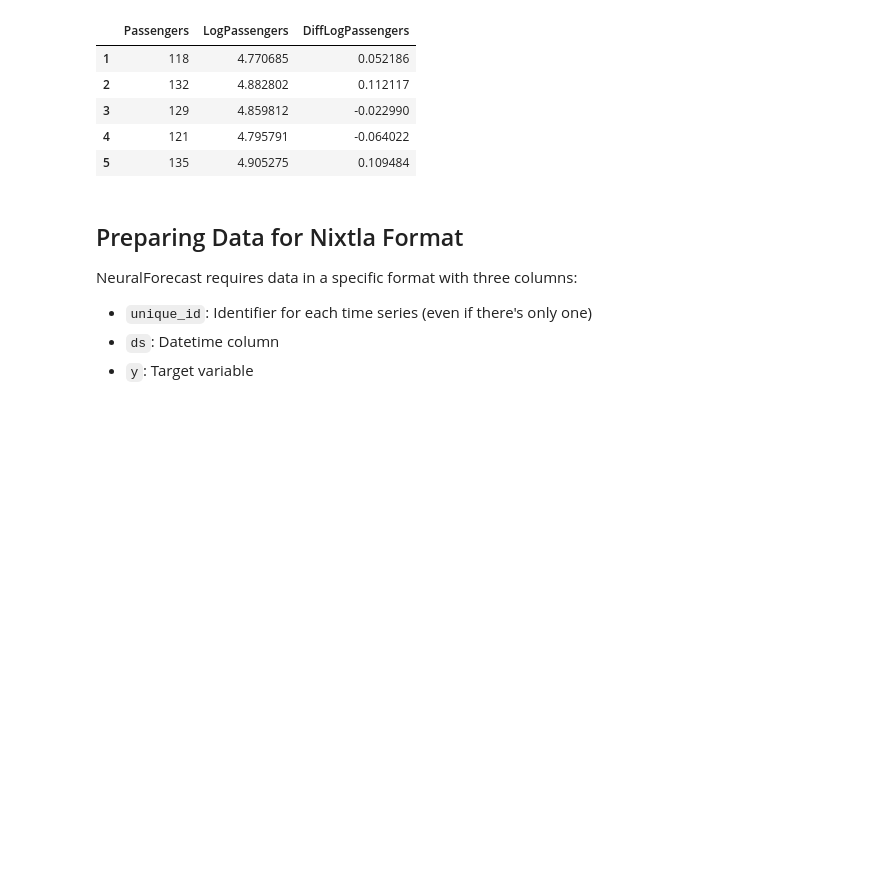
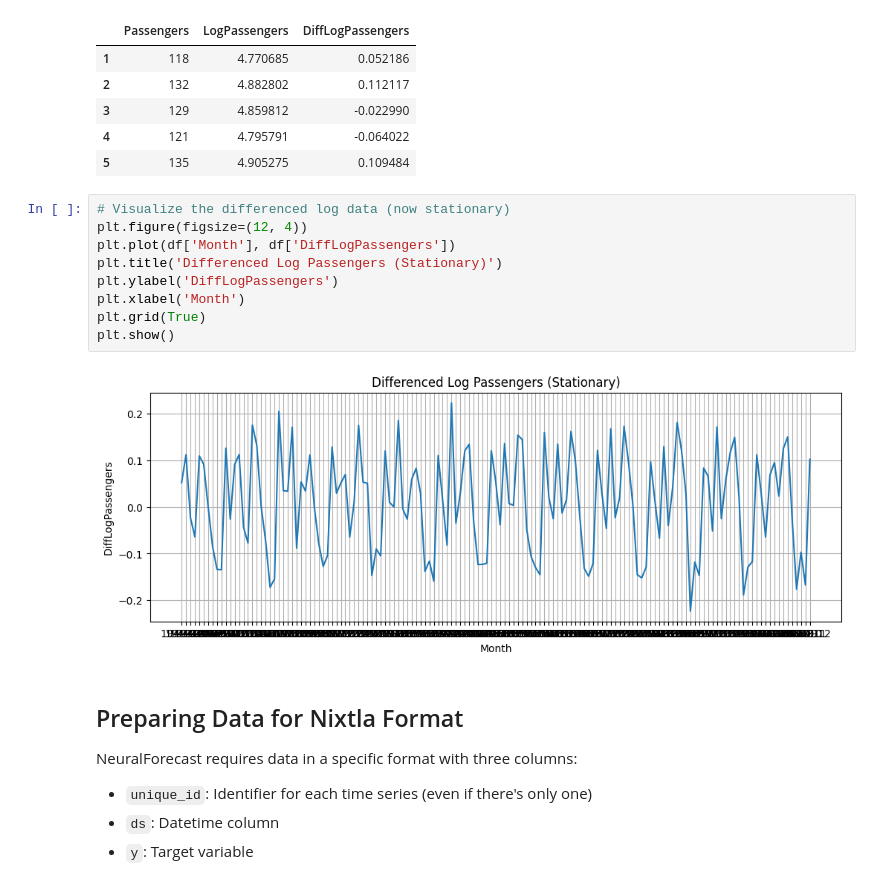
Before and after one commit to PJalgotrader/Deep_forecasting-USU, a Jupyter notebook: Lectures and codes/miscellaneous/nixtla/Module7_Univariate_RNN-LSTM_nixtla.ipynb, the cells around one changed output. Saved outputs shown, nothing was run; the diff lists cells and outputs as text; blank space fills up the shorter version.

```diff
--- a/Lectures and codes/miscellaneous/nixtla/Module7_Univariate_RNN-LSTM_nixtla.ipynb
+++ b/Lectures and codes/miscellaneous/nixtla/Module7_Univariate_RNN-LSTM_nixtla.ipynb
@@ -70,6 +70,17 @@ df[['Passengers', 'LogPassengers', 'DiffLogPassengers']].head()
 | 3 | 129 | 4.859812 | -0.022990 |
 | 4 | 121 | 4.795791 | -0.064022 |
 | 5 | 135 | 4.905275 | 0.109484 |
+# %%
+# Visualize the differenced log data (now stationary)
+plt.figure(figsize=(12, 4))
+plt.plot(df['Month'], df['DiffLogPassengers'])
+plt.title('Differenced Log Passengers (Stationary)')
+plt.ylabel('DiffLogPassengers')
+plt.xlabel('Month')
+plt.grid(True)
+plt.show()
+# %% [output]
+[figure, added]
 # %% [markdown]
 ## Preparing Data for Nixtla Format
 
```
Also changed, not shown: parts of 9 cells of this notebook, 1 other file.
